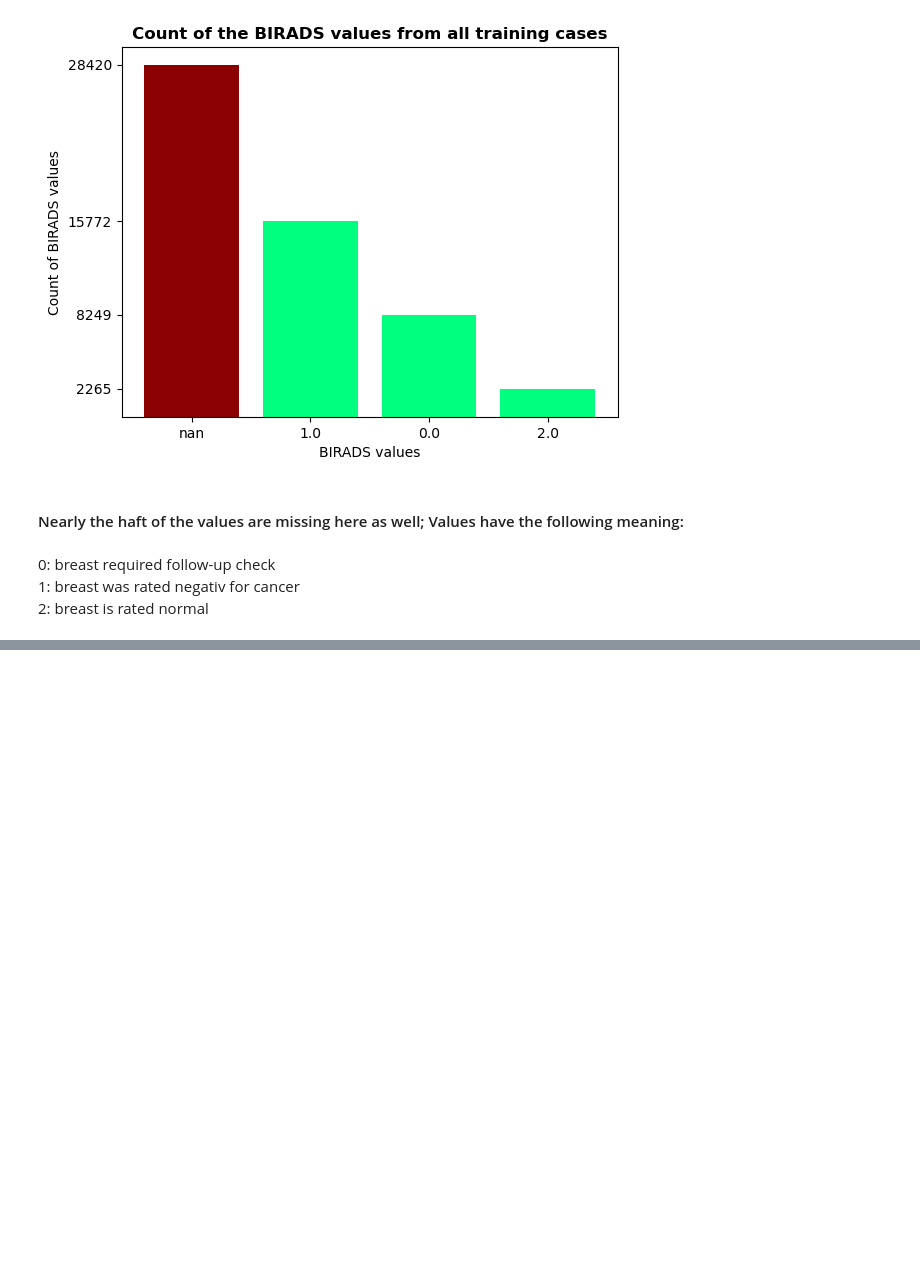
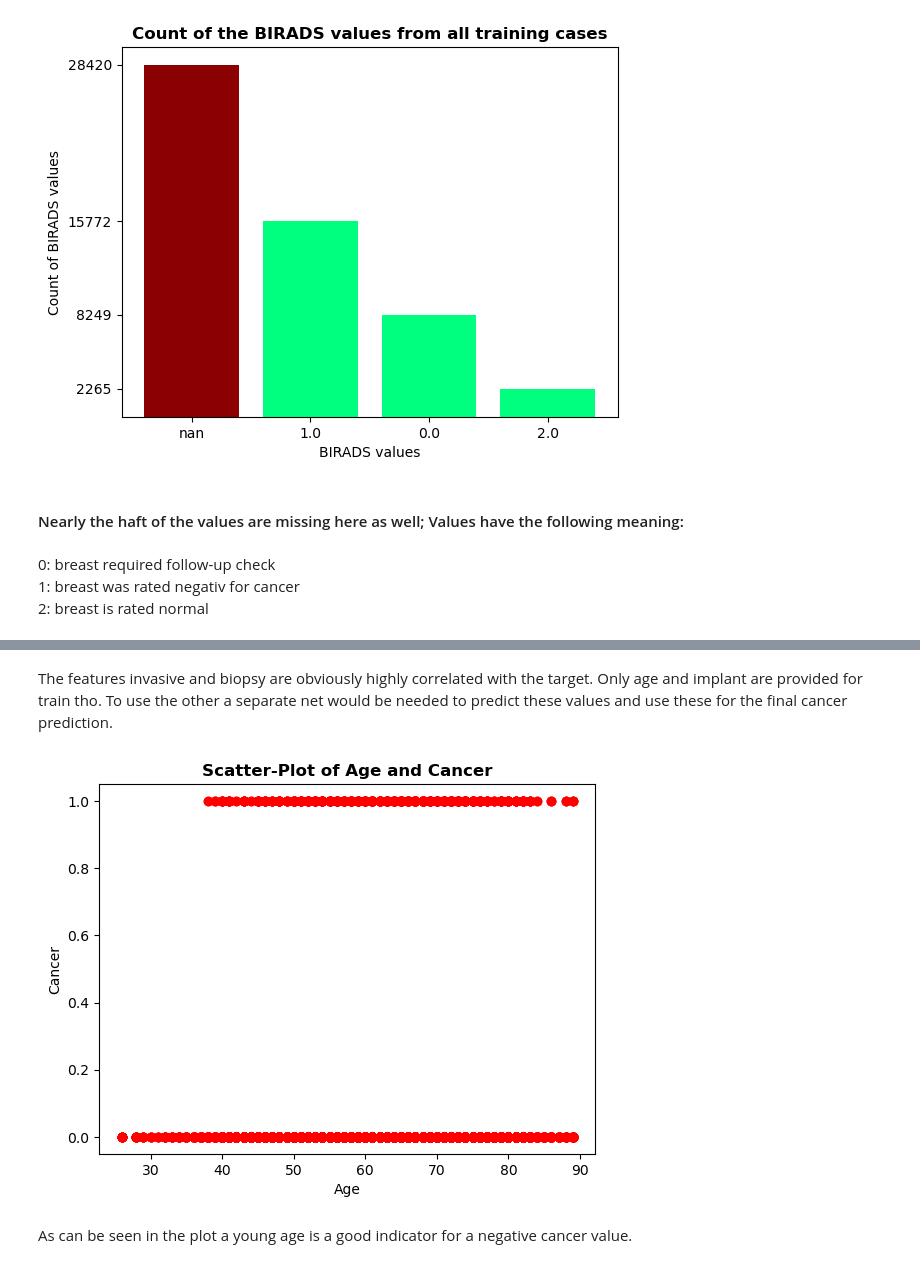
Before and after one commit to Oliver-Busemann/RSNA_Breast_Cancer_Detection, a Jupyter notebook: RSNA_Notebook_1_Data_Exploration.ipynb, the cells around one changed output, grey strips where cells are left out. Cells and saved outputs as stored; diff of their text form; code cells hidden in the pictures; blank space fills up the shorter version.

```diff
--- a/RSNA_Notebook_1_Data_Exploration.ipynb
+++ b/RSNA_Notebook_1_Data_Exploration.ipynb
@@ -479,0 +495,4 @@ plt.show()
+# %%
+features = train_df.copy()
+features.drop(['cancer', 'image_id', 'patient_id', 'site_id'], axis=1, inplace=True)
+labels = train_df['cancer'].copy()
@@ -479,0 +510,12 @@ plt.show()
+# %% [markdown]
+The features invasive and biopsy are obviously highly correlated with the target. Only age and implant are provided for train tho. To use the other a separate net would be needed to predict these values and use these for the final cancer prediction.
+# %%
+plt.scatter(features.age.values, labels.values, color='red')
+plt.title('Scatter-Plot of Age and Cancer', fontweight="bold")
+plt.xlabel('Age')
+plt.ylabel('Cancer')
+plt.show()
+# %% [output]
+[figure, added]
+# %% [markdown]
+As can be seen in the plot a young age is a good indicator for a negative cancer value.
```
Also changed, not shown: parts of 11 cells of this notebook.
